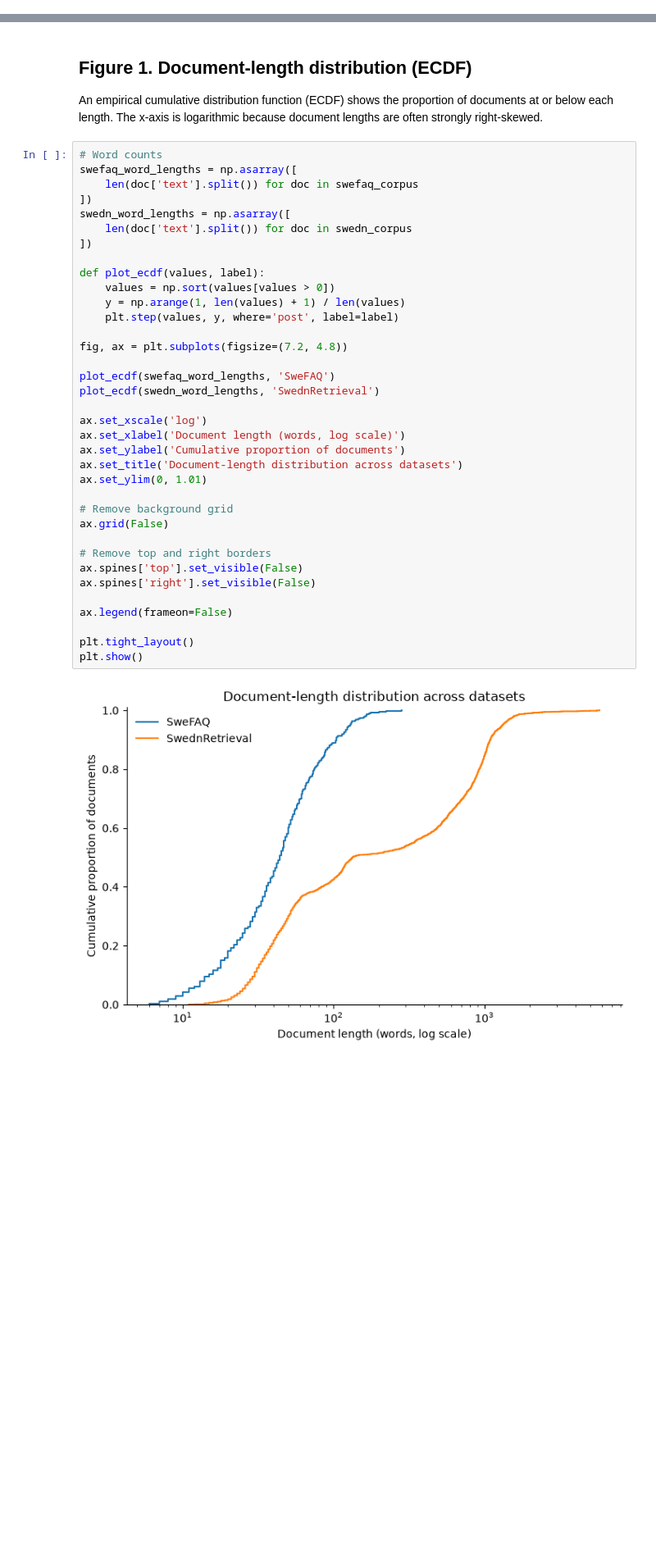
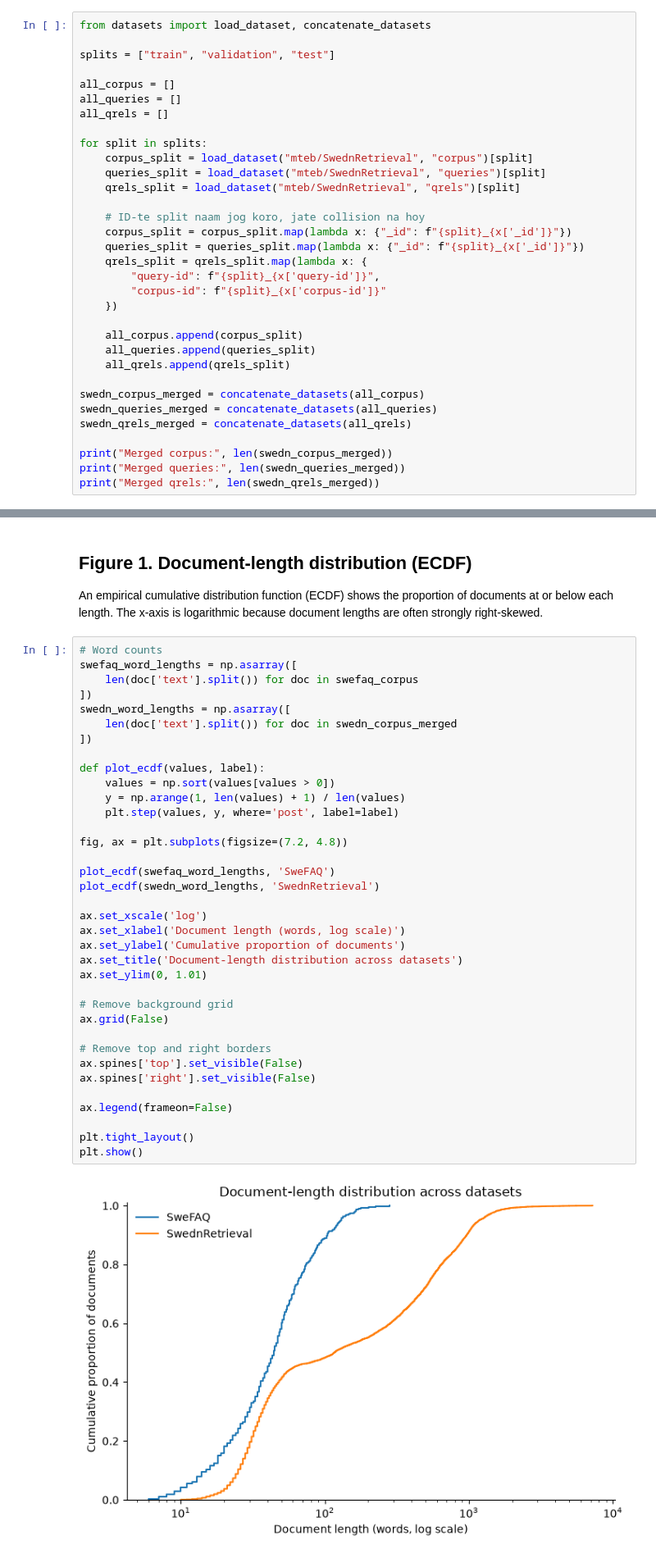
Before and after one commit to medhuuuu/swedish-retrieval-project, a Jupyter notebook: notebooks/01_data_loading_and_exploration.ipynb, the cells around one changed output, grey strips where cells are left out. Shown at 82% size. Cells and saved outputs as stored; diff of their text form; blank space fills up the shorter version.

```diff
--- a/notebooks/01_data_loading_and_exploration.ipynb
+++ b/notebooks/01_data_loading_and_exploration.ipynb
@@ -35,0 +24,33 @@ SwednRetrieval qrels: 2048
+# %%
+from datasets import load_dataset, concatenate_datasets
+
+splits = ["train", "validation", "test"]
+
+all_corpus = []
+all_queries = []
+all_qrels = []
+
+for split in splits:
+    corpus_split = load_dataset("mteb/SwednRetrieval", "corpus")[split]
+    queries_split = load_dataset("mteb/SwednRetrieval", "queries")[split]
+    qrels_split = load_dataset("mteb/SwednRetrieval", "qrels")[split]
+
+    # ID-te split naam jog koro, jate collision na hoy
+    corpus_split = corpus_split.map(lambda x: {"_id": f"{split}_{x['_id']}"})
+    queries_split = queries_split.map(lambda x: {"_id": f"{split}_{x['_id']}"})
+    qrels_split = qrels_split.map(lambda x: {
+        "query-id": f"{split}_{x['query-id']}",
+        "corpus-id": f"{split}_{x['corpus-id']}"
+    })
+
+    all_corpus.append(corpus_split)
+    all_queries.append(queries_split)
+    all_qrels.append(qrels_split)
+
+swedn_corpus_merged = concatenate_datasets(all_corpus)
+swedn_queries_merged = concatenate_datasets(all_queries)
+swedn_qrels_merged = concatenate_datasets(all_qrels)
+
+print("Merged corpus:", len(swedn_corpus_merged))
+print("Merged queries:", len(swedn_queries_merged))
+print("Merged qrels:", len(swedn_qrels_merged))
@@ -288,38 +313,38 @@ swefaq_word_lengths = np.asarray([
     len(doc['text'].split()) for doc in swefaq_corpus
 ])
 swedn_word_lengths = np.asarray([
-    len(doc['text'].split()) for doc in swedn_corpus
+    len(doc['text'].split()) for doc in swedn_corpus_merged
 ])
 
 def plot_ecdf(values, label):
     values = np.sort(values[values > 0])
     y = np.arange(1, len(values) + 1) / len(values)
     plt.step(values, y, where='post', label=label)
 
 fig, ax = plt.subplots(figsize=(7.2, 4.8))
 
 plot_ecdf(swefaq_word_lengths, 'SweFAQ')
 plot_ecdf(swedn_word_lengths, 'SwednRetrieval')
 
 ax.set_xscale('log')
 ax.set_xlabel('Document length (words, log scale)')
 ax.set_ylabel('Cumulative proportion of documents')
 ax.set_title('Document-length distribution across datasets')
 ax.set_ylim(0, 1.01)
 
 # Remove background grid
 ax.grid(False)
 
 # Remove top and right borders
 ax.spines['top'].set_visible(False)
 ax.spines['right'].set_visible(False)
 
 ax.legend(frameon=False)
 
 plt.tight_layout()
 plt.show()
 # %% [output]
-[figure, old version]
+[figure, new version]
 # %% [markdown]
 ## Figure 2. Document-length summary (boxplot)
 
```
Also changed, not shown: parts of 6 cells of this notebook, 1 other file.
